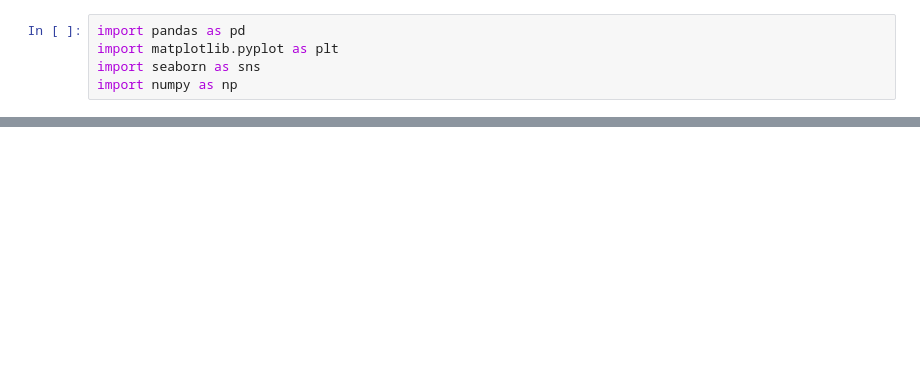
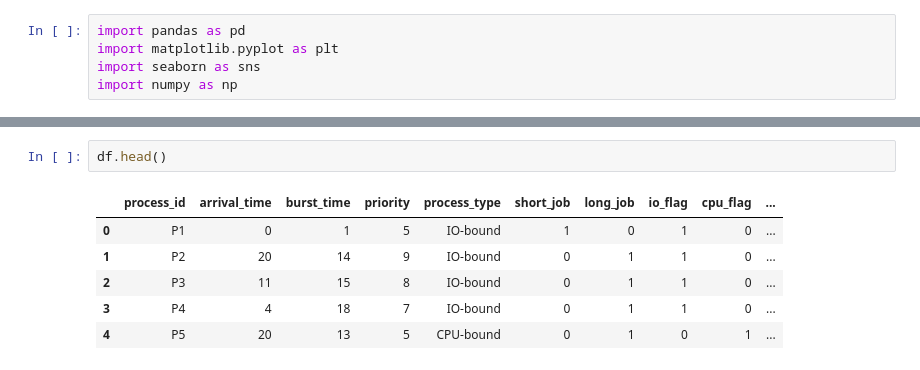
Before and after one commit to sohamnp06/OS-Scheduler-Using-ML, a Jupyter notebook: notebooks/eda.ipynb, the cells around one changed output, grey strips where cells are left out. Cells and saved outputs as stored; diff of their text form; blank space fills up the shorter version.

```diff
--- a/notebooks/eda.ipynb
+++ b/notebooks/eda.ipynb
@@ -23,0 +16,9 @@ df.head()
+# %%
+df.head()
+# %% [output]
+|  | process_id | arrival_time | burst_time | priority | process_type | short_job | long_job | io_flag | cpu_flag | ... |
+| 0 | P1 | 0 | 1 | 5 | IO-bound | 1 | 0 | 1 | 0 | ... |
+| 1 | P2 | 20 | 14 | 9 | IO-bound | 0 | 1 | 1 | 0 | ... |
+| 2 | P3 | 11 | 15 | 8 | IO-bound | 0 | 1 | 1 | 0 | ... |
+| 3 | P4 | 4 | 18 | 7 | IO-bound | 0 | 1 | 1 | 0 | ... |
+| 4 | P5 | 20 | 13 | 5 | CPU-bound | 0 | 1 | 0 | 1 | ... |
```
Also changed, not shown: parts of 17 cells of this notebook, 6 other files.
